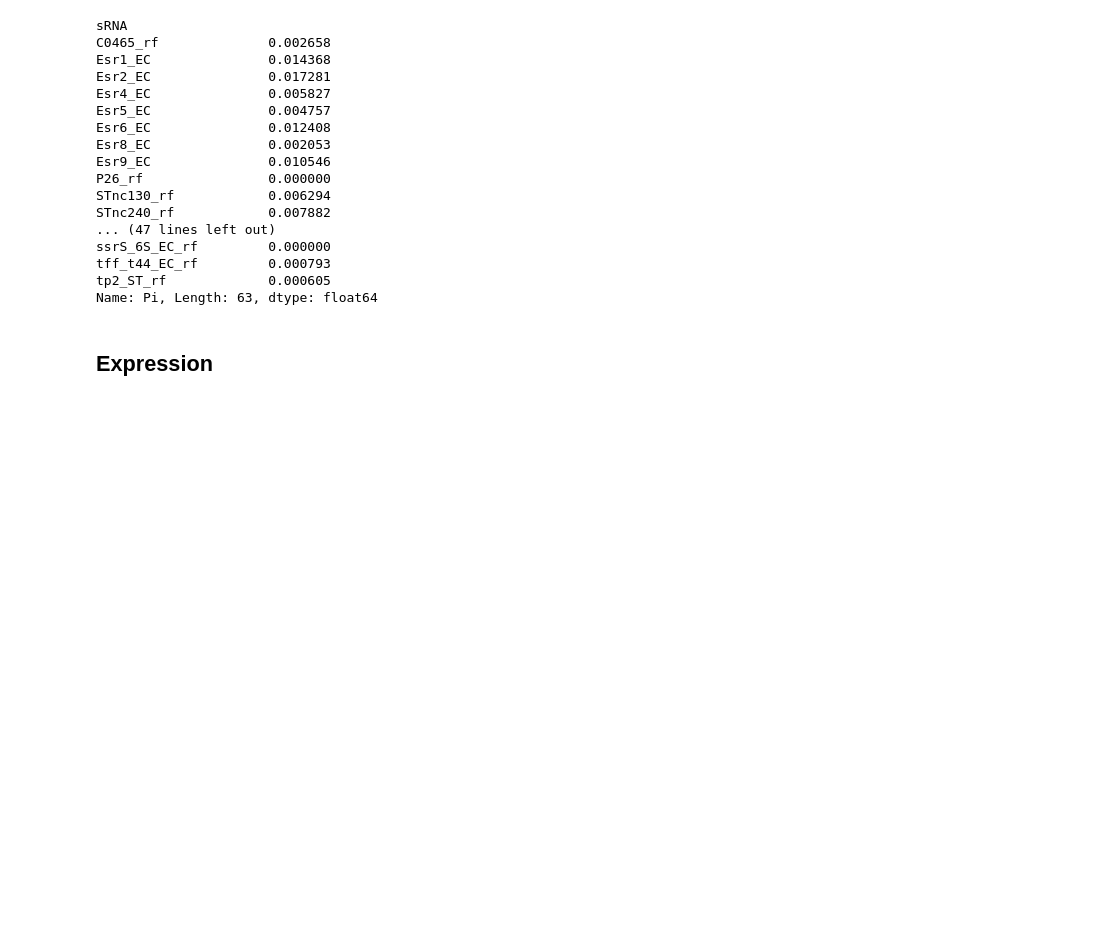
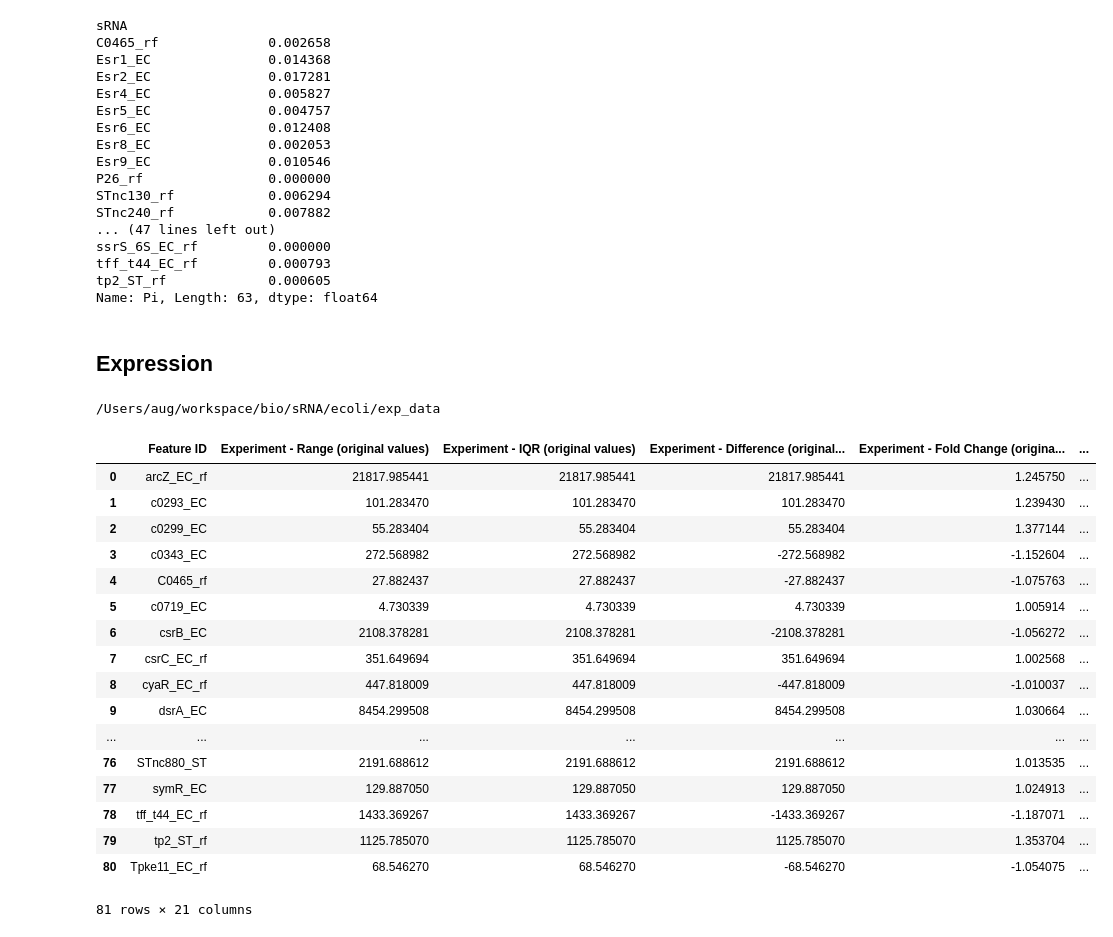
Before and after one commit to blauguste/ecoli-data, a Jupyter notebook: select_30_alignments/analyze_dnasp.ipynb, the cells around one changed output. Drawn from its saved outputs; the diff is of its cells as text; code cells hidden in the pictures; blank space fills up the shorter version.

Commit message:
added expression data

```diff
--- a/select_30_alignments/analyze_dnasp.ipynb
+++ b/select_30_alignments/analyze_dnasp.ipynb
@@ -144,3 +144,7 @@ tp2_ST_rf             0.000605
 Name: Pi, Length: 63, dtype: float64
 # %% [markdown]
 ## Expression
+# %%
+cd ~/workspace/bio/sRNA/ecoli/exp_data/
+# %% [output]
+/Users/aug/workspace/bio/sRNA/ecoli/exp_data
@@ -146,0 +153,21 @@ Name: Pi, Length: 63, dtype: float64
+# %%
+exp
+# %% [output]
+|  | Feature ID | Experiment - Range (original values) | Experiment - IQR (original values) | Experiment - Difference (original... | Experiment - Fold Change (origina... | ... |
+| 0 | arcZ_EC_rf | 21817.985441 | 21817.985441 | 21817.985441 | 1.245750 | ... |
+| 1 | c0293_EC | 101.283470 | 101.283470 | 101.283470 | 1.239430 | ... |
+| 2 | c0299_EC | 55.283404 | 55.283404 | 55.283404 | 1.377144 | ... |
+| 3 | c0343_EC | 272.568982 | 272.568982 | -272.568982 | -1.152604 | ... |
+| 4 | C0465_rf | 27.882437 | 27.882437 | -27.882437 | -1.075763 | ... |
+| 5 | c0719_EC | 4.730339 | 4.730339 | 4.730339 | 1.005914 | ... |
+| 6 | csrB_EC | 2108.378281 | 2108.378281 | -2108.378281 | -1.056272 | ... |
+| 7 | csrC_EC_rf | 351.649694 | 351.649694 | 351.649694 | 1.002568 | ... |
+| 8 | cyaR_EC_rf | 447.818009 | 447.818009 | -447.818009 | -1.010037 | ... |
+| 9 | dsrA_EC | 8454.299508 | 8454.299508 | 8454.299508 | 1.030664 | ... |
+| ... | ... | ... | ... | ... | ... | ... |
+| 76 | STnc880_ST | 2191.688612 | 2191.688612 | 2191.688612 | 1.013535 | ... |
+| 77 | symR_EC | 129.887050 | 129.887050 | 129.887050 | 1.024913 | ... |
+| 78 | tff_t44_EC_rf | 1433.369267 | 1433.369267 | -1433.369267 | -1.187071 | ... |
+| 79 | tp2_ST_rf | 1125.785070 | 1125.785070 | 1125.785070 | 1.353704 | ... |
+| 80 | Tpke11_EC_rf | 68.546270 | 68.546270 | -68.546270 | -1.054075 | ... |
+81 rows × 21 columns
```
Also changed, not shown: parts of 8 cells of this notebook.
